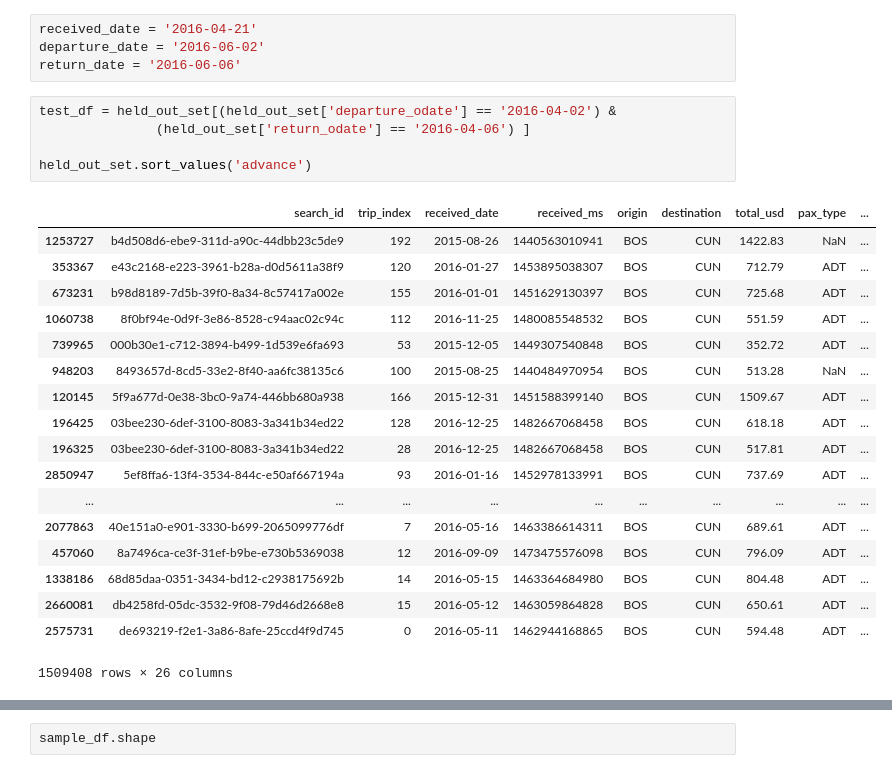
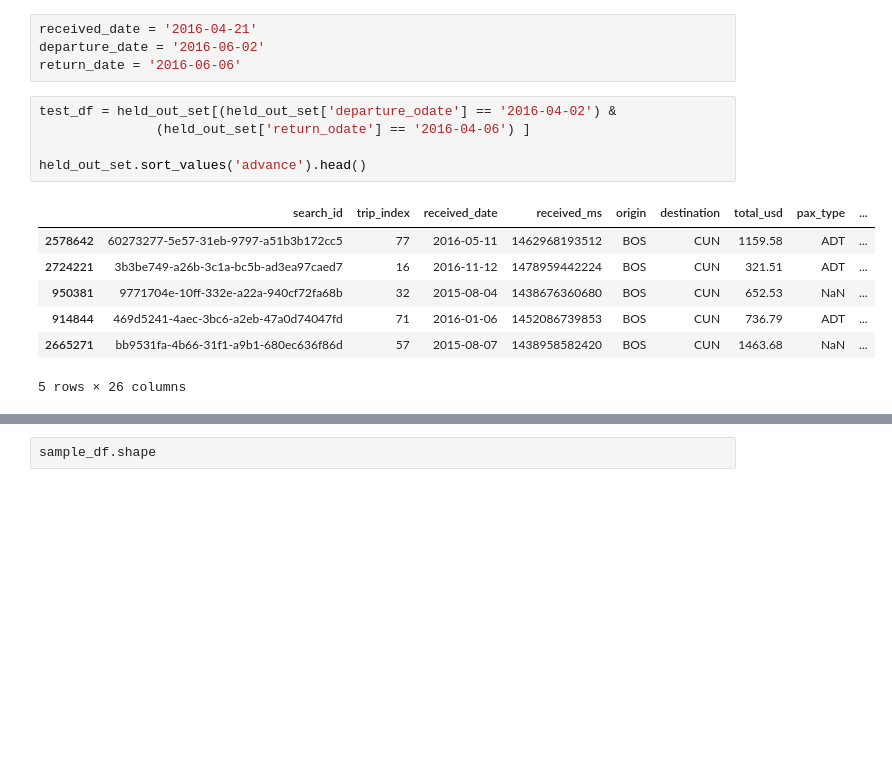
Before and after one commit to VishalMurali/flight-price-predictor, a Jupyter notebook: Hopper-FlightPricesRecommendations-VishalMurali.ipynb, the cells around one changed output, grey strips where cells are left out. Saved outputs shown, nothing was run; the diff lists cells and outputs as text; blank space fills up the shorter version.

```diff
--- a/Hopper-FlightPricesRecommendations-VishalMurali.ipynb
+++ b/Hopper-FlightPricesRecommendations-VishalMurali.ipynb
@@ -389,26 +389,15 @@ return_date = '2016-06-06'
 # %%
 test_df = held_out_set[(held_out_set['departure_odate'] == '2016-04-02') &
                (held_out_set['return_odate'] == '2016-04-06') ]
 
-held_out_set.sort_values('advance')
+held_out_set.sort_values('advance').head()
 # %% [output]
 |  | search_id | trip_index | received_date | received_ms | origin | destination | total_usd | pax_type | ... |
-| 1253727 | b4d508d6-ebe9-311d-a90c-44dbb23c5de9 | 192 | 2015-08-26 | 1440563010941 | BOS | CUN | 1422.83 | NaN | ... |
-| 353367 | e43c2168-e223-3961-b28a-d0d5611a38f9 | 120 | 2016-01-27 | 1453895038307 | BOS | CUN | 712.79 | ADT | ... |
-| 673231 | b98d8189-7d5b-39f0-8a34-8c57417a002e | 155 | 2016-01-01 | 1451629130397 | BOS | CUN | 725.68 | ADT | ... |
-| 1060738 | 8f0bf94e-0d9f-3e86-8528-c94aac02c94c | 112 | 2016-11-25 | 1480085548532 | BOS | CUN | 551.59 | ADT | ... |
-| 739965 | 000b30e1-c712-3894-b499-1d539e6fa693 | 53 | 2015-12-05 | 1449307540848 | BOS | CUN | 352.72 | ADT | ... |
-| 948203 | 8493657d-8cd5-33e2-8f40-aa6fc38135c6 | 100 | 2015-08-25 | 1440484970954 | BOS | CUN | 513.28 | NaN | ... |
-| 120145 | 5f9a677d-0e38-3bc0-9a74-446bb680a938 | 166 | 2015-12-31 | 1451588399140 | BOS | CUN | 1509.67 | ADT | ... |
-| 196425 | 03bee230-6def-3100-8083-3a341b34ed22 | 128 | 2016-12-25 | 1482667068458 | BOS | CUN | 618.18 | ADT | ... |
-| 196325 | 03bee230-6def-3100-8083-3a341b34ed22 | 28 | 2016-12-25 | 1482667068458 | BOS | CUN | 517.81 | ADT | ... |
-| 2850947 | 5ef8ffa6-13f4-3534-844c-e50af667194a | 93 | 2016-01-16 | 1452978133991 | BOS | CUN | 737.69 | ADT | ... |
-| ... | ... | ... | ... | ... | ... | ... | ... | ... | ... |
-| 2077863 | 40e151a0-e901-3330-b699-2065099776df | 7 | 2016-05-16 | 1463386614311 | BOS | CUN | 689.61 | ADT | ... |
-| 457060 | 8a7496ca-ce3f-31ef-b9be-e730b5369038 | 12 | 2016-09-09 | 1473475576098 | BOS | CUN | 796.09 | ADT | ... |
-| 1338186 | 68d85daa-0351-3434-bd12-c2938175692b | 14 | 2016-05-15 | 1463364684980 | BOS | CUN | 804.48 | ADT | ... |
-| 2660081 | db4258fd-05dc-3532-9f08-79d46d2668e8 | 15 | 2016-05-12 | 1463059864828 | BOS | CUN | 650.61 | ADT | ... |
-| 2575731 | de693219-f2e1-3a86-8afe-25ccd4f9d745 | 0 | 2016-05-11 | 1462944168865 | BOS | CUN | 594.48 | ADT | ... |
+| 2578642 | 60273277-5e57-31eb-9797-a51b3b172cc5 | 77 | 2016-05-11 | 1462968193512 | BOS | CUN | 1159.58 | ADT | ... |
+| 2724221 | 3b3be749-a26b-3c1a-bc5b-ad3ea97caed7 | 16 | 2016-11-12 | 1478959442224 | BOS | CUN | 321.51 | ADT | ... |
+| 950381 | 9771704e-10ff-332e-a22a-940cf72fa68b | 32 | 2015-08-04 | 1438676360680 | BOS | CUN | 652.53 | NaN | ... |
+| 914844 | 469d5241-4aec-3bc6-a2eb-47a0d74047fd | 71 | 2016-01-06 | 1452086739853 | BOS | CUN | 736.79 | ADT | ... |
+| 2665271 | bb9531fa-4b66-31f1-a9b1-680ec636f86d | 57 | 2015-08-07 | 1438958582420 | BOS | CUN | 1463.68 | NaN | ... |
-1509408 rows × 26 columns
+5 rows × 26 columns
 # %%
 sample_df = test_df.loc[test_df.groupby('advance')['total_usd'].idxmin()]
```
Also changed, not shown: parts of 13 cells of this notebook.
